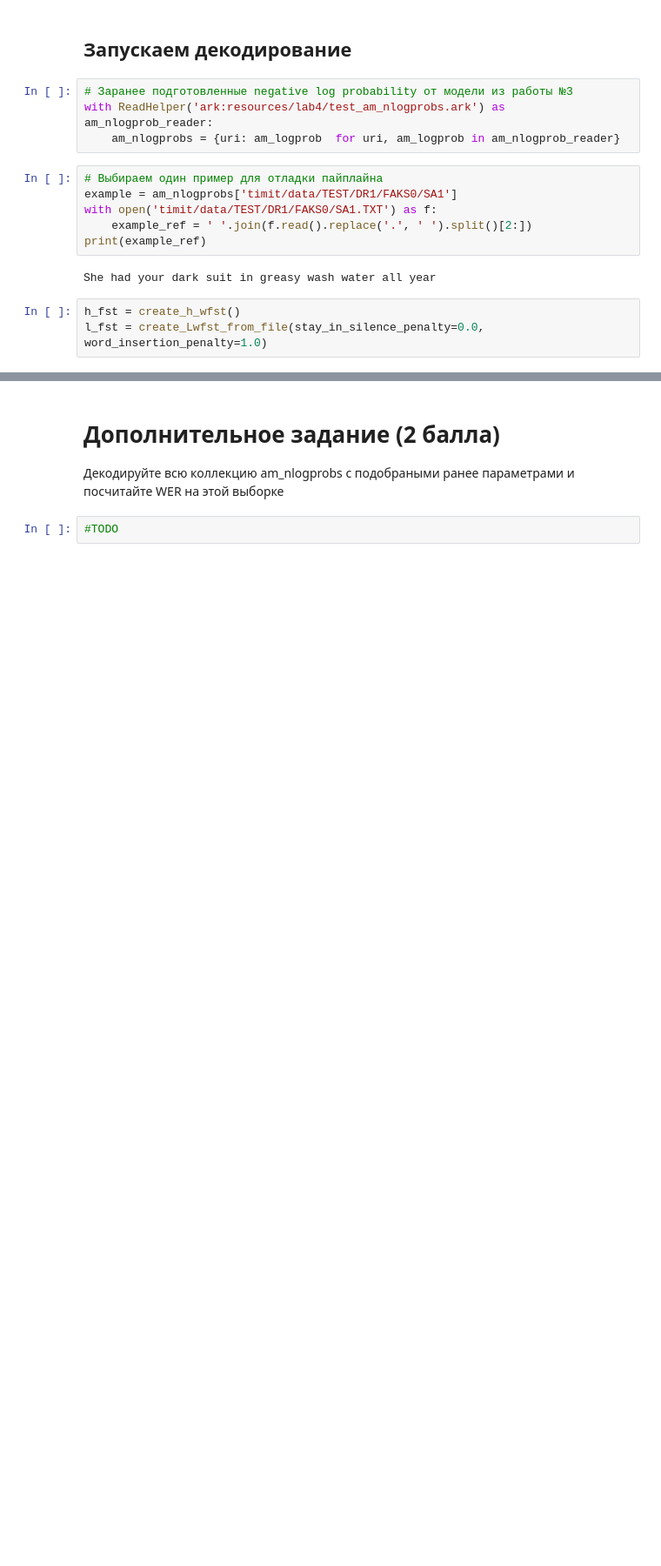
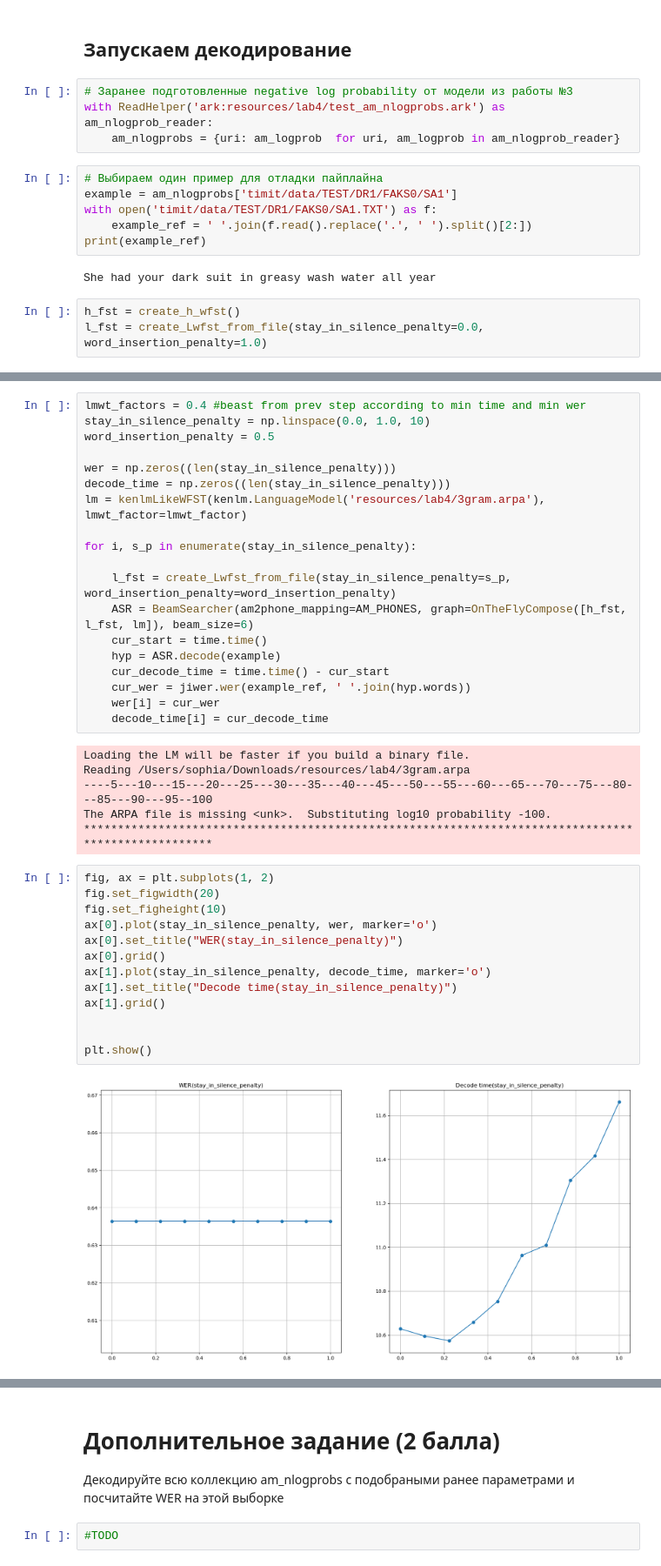
Before and after one commit to medbar/asr_itmo_practice, a Jupyter notebook: asr_lab4.ipynb, the cells around one changed output, grey strips where cells are left out. Shown at 87% size. Cells and saved outputs as stored; diff of their text form; blank space fills up the shorter version.

```diff
--- a/asr_lab4.ipynb
+++ b/asr_lab4.ipynb
@@ -892,0 +1161,40 @@ print(hyp, "WER: ", jiwer.wer(example_ref, ' '.join(hyp.words)))
+# %%
+lmwt_factors = 0.4 #beast from prev step according to min time and min wer
+stay_in_silence_penalty = np.linspace(0.0, 1.0, 10)
+word_insertion_penalty = 0.5
+
+wer = np.zeros((len(stay_in_silence_penalty)))
+decode_time = np.zeros((len(stay_in_silence_penalty)))
+lm = kenlmLikeWFST(kenlm.LanguageModel('resources/lab4/3gram.arpa'), lmwt_factor=lmwt_factor)
+
+for i, s_p in enumerate(stay_in_silence_penalty):
+
+    l_fst = create_Lwfst_from_file(stay_in_silence_penalty=s_p, word_insertion_penalty=word_insertion_penalty)
+    ASR = BeamSearcher(am2phone_mapping=AM_PHONES, graph=OnTheFlyCompose([h_fst, l_fst, lm]), beam_size=6)
+    cur_start = time.time()
+    hyp = ASR.decode(example)
+    cur_decode_time = time.time() - cur_start
+    cur_wer = jiwer.wer(example_ref, ' '.join(hyp.words))
+    wer[i] = cur_wer
+    decode_time[i] = cur_decode_time
+# %% [output]
+Loading the LM will be faster if you build a binary file.
+Reading /Users/sophia/Downloads/resources/lab4/3gram.arpa
+----5---10---15---20---25---30---35---40---45---50---55---60---65---70---75---80---85---90---95--100
+The ARPA file is missing <unk>.  Substituting log10 probability -100.
+****************************************************************************************************
+# %%
+fig, ax = plt.subplots(1, 2)
+fig.set_figwidth(20)
+fig.set_figheight(10)
+ax[0].plot(stay_in_silence_penalty, wer, marker='o')
+ax[0].set_title("WER(stay_in_silence_penalty)")
+ax[0].grid()
+ax[1].plot(stay_in_silence_penalty, decode_time, marker='o')
+ax[1].set_title("Decode time(stay_in_silence_penalty)")
+ax[1].grid()
+
+
+plt.show()
+# %% [output]
+[figure, added]
```
Also changed, not shown: parts of 39 cells of this notebook.
